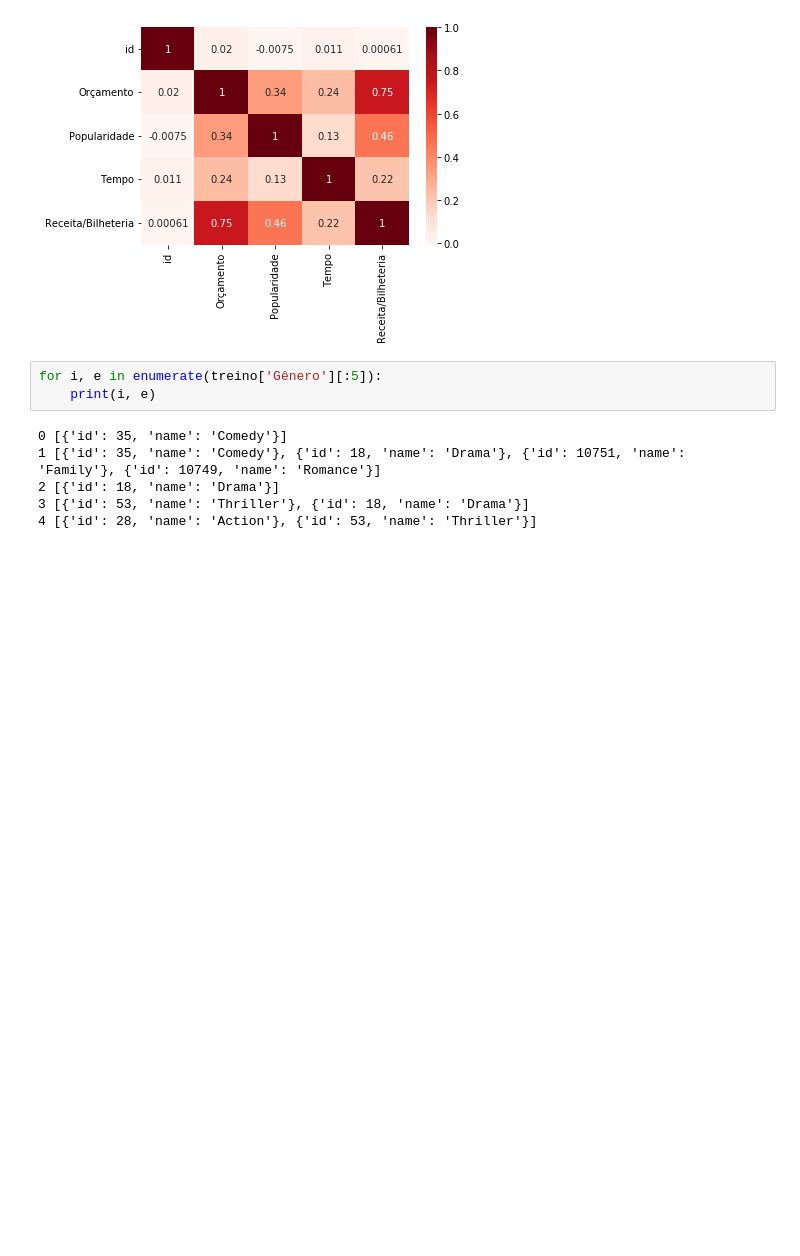
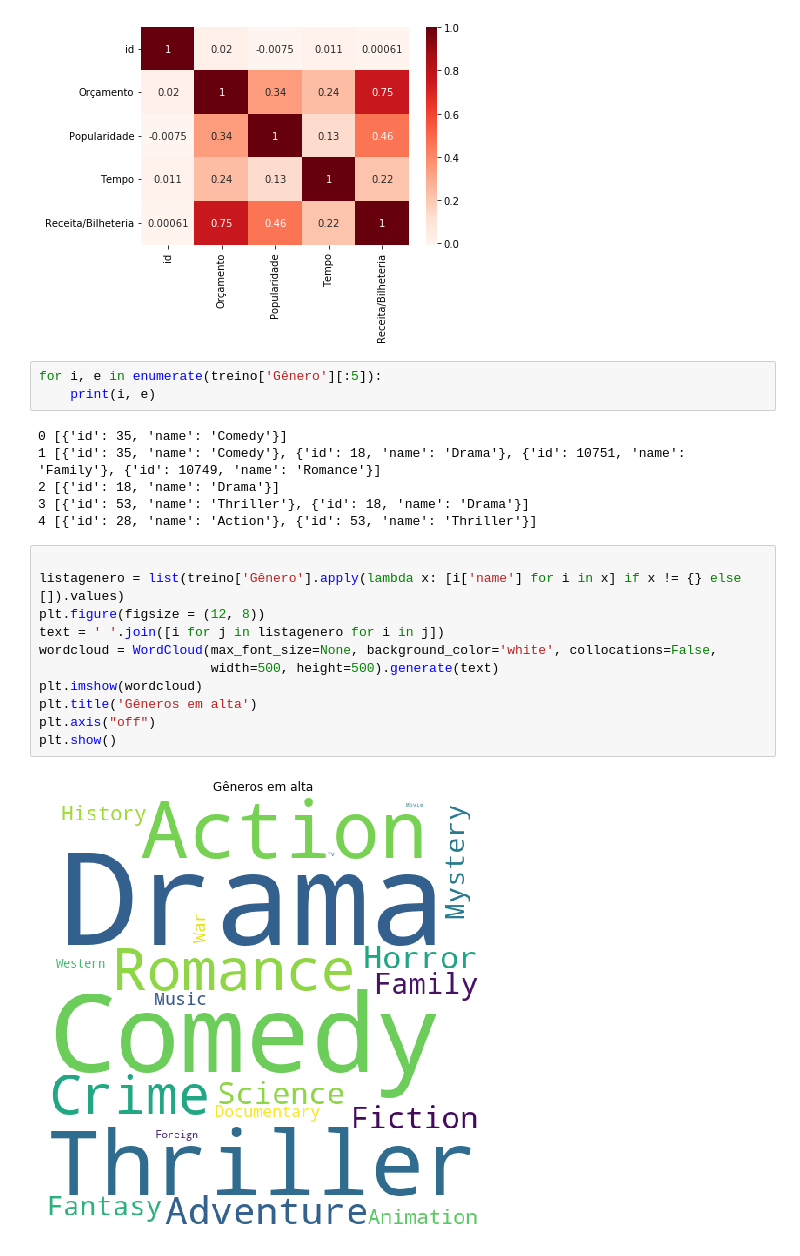
Before and after one commit to wagaojr/TrabalhoFinal-LingProg21.2, a Jupyter notebook: main.ipynb, the cells around one changed output. Saved outputs shown, nothing was run; the diff lists cells and outputs as text; blank space fills up the shorter version.

```diff
--- a/main.ipynb
+++ b/main.ipynb
@@ -141,3 +148,16 @@ for i, e in enumerate(treino['Gênero'][:5]):
 2 [{'id': 18, 'name': 'Drama'}]
 3 [{'id': 53, 'name': 'Thriller'}, {'id': 18, 'name': 'Drama'}]
 4 [{'id': 28, 'name': 'Action'}, {'id': 53, 'name': 'Thriller'}]
+# %%
+
+listagenero = list(treino['Gênero'].apply(lambda x: [i['name'] for i in x] if x != {} else []).values)
+plt.figure(figsize = (12, 8))
+text = ' '.join([i for j in listagenero for i in j])
+wordcloud = WordCloud(max_font_size=None, background_color='white', collocations=False,
+                      width=500, height=500).generate(text)
+plt.imshow(wordcloud)
+plt.title('Gêneros em alta')
+plt.axis("off")
+plt.show()
+# %% [output]
+[figure, added]
```
Also changed, not shown: parts of 11 cells of this notebook.
